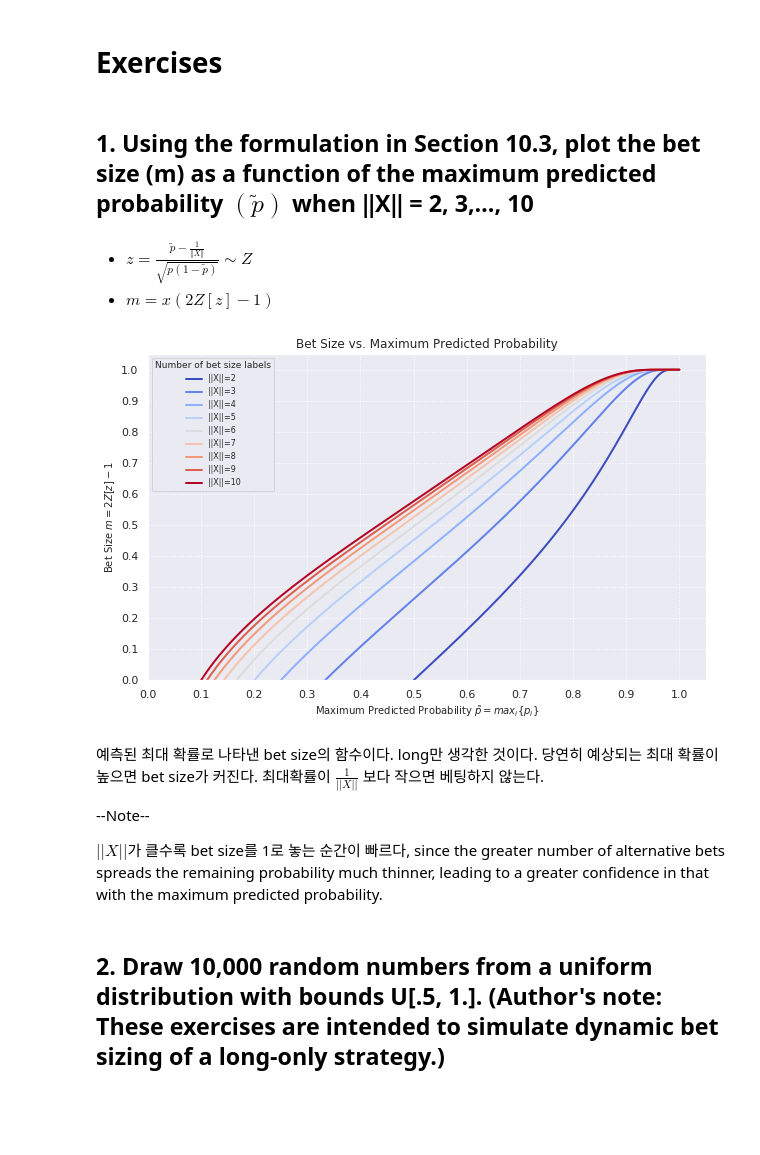
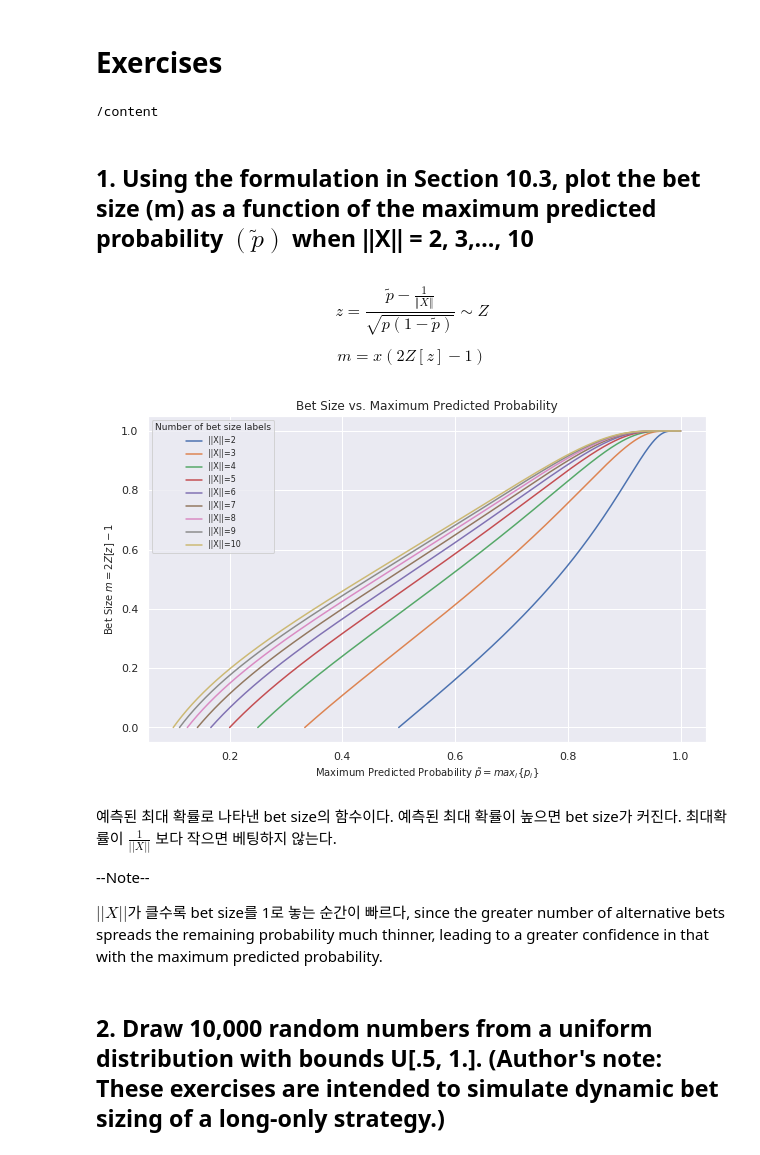
Before and after one commit to jo-cho/advances_in_financial_machine_learning, a Jupyter notebook: Chapter_10.ipynb, the cells around one changed output. Drawn from its saved outputs; the diff is of its cells as text; code cells hidden in the pictures; blank space fills up the shorter version.

```diff
--- a/Chapter_10.ipynb
+++ b/Chapter_10.ipynb
@@ -4,0 +134,11 @@ Chapter 10 Bet Sizing
+# %%
+# Figure 10.1
+
+p = np.linspace(0.001,1,1000,endpoint=False)
+z = (p-0.5)/(np.sqrt(p*(1-p)))
+Z_z = norm.cdf(z)
+m = (2 * Z_z -1) # np.sign(x)=1 always? increasing function
+plt.plot(z,m)
+plt.xlim(-3,3)
+plt.xlabel('z:standardized p');
+plt.ylabel('m:betting size');
@@ -135,39 +149,38 @@ def mpPandasObj(func,pdObj,numThreads=24,mpBatches=1,linMols=True,**kargs):
+# %%
+cd /content
+# %% [output]
+/content
 # %% [markdown]
 ## 1. Using the formulation in Section 10.3, plot the bet size (m) as a function of the maximum predicted probability $(\tilde{p})$ when ‖X‖ = 2, 3,…, 10
 # %% [markdown]
-- $ z = \frac{\tilde{p}− \frac{1}{‖X‖}}{\sqrt{p(1-\tilde{p})}} ∼Z $
-- $ m = x (2Z [z] − 1) $
+$$ z = \frac{\tilde{p}− \frac{1}{‖X‖}}{\sqrt{p(1-\tilde{p})}} ∼Z $$
+
+$$ m = x (2Z [z] − 1) $$
 # %%
 # This code is cloned from github.com/hudson-and-thames/research
 
-num_classes_list = [i for i in range(2, 11, 1)]  # array of number of classes, 2 to 10
-n = 10000  # number of points to plot
-colors = iter(cm.coolwarm(np.linspace(0,1,len(num_classes_list))))
+listX = range(2, 11)  # array of IIXII
+n = 10000
 
 fig_10_1, ax_10_1 = plt.subplots(figsize=(10, 6))
 
-for num_classes in num_classes_list:
-    min_prob, max_prob = 1 / num_classes, 1  # possible range for maximum predicted probability, [1/||X||, 1] !!!그렇단다
-    P = np.linspace(min_prob, max_prob, n, endpoint=False)  # range of maximum predicted probabilities to plot
-    z = (P - min_prob) / (P*(1-P))**0.5
+for X in listX:
+    # possible range for maximum predicted probability, [1/||X||, 1]
+    p = np.linspace(1/X, 1, n, endpoint=False)  # range of maximum predicted probabilities to plot
+    z = (p - 1/X) / (p*(1-p))**0.5
     m = 2 * norm.cdf(z) - 1
-    ax_10_1.plot(P, m, label=f"||X||={num_classes}", linewidth=2, alpha=1, color=colors.__next__())
+    ax_10_1.plot(p, m, label=f"||X||={X}")
 
 ax_10_1.set_ylabel("Bet Size $m=2Z[z]-1$", fontsize=10)
 ax_10_1.set_xlabel(r"Maximum Predicted Probability $\tilde{p}=max_i${$p_i$}", fontsize=10)
 ax_10_1.set_title("Bet Size vs. Maximum Predicted Probability", fontsize=12)
-ax_10_1.set_xticks([0.1*i for i in range(11)])
-ax_10_1.set_yticks([0.1*i for i in range(11)])
 ax_10_1.legend(loc="upper left", fontsize=8, title="Number of bet size labels", title_fontsize=9)
-ax_10_1.set_ylim((0,1.05))
-ax_10_1.set_xlim((0, 1.05))
-ax_10_1.grid(linewidth=1, linestyle=':')
 
 plt.show()
 # %% [output]
-[figure, old version]
+[figure, new version]
 # %% [markdown]
-예측된 최대 확률로 나타낸 bet size의 함수이다. long만 생각한 것이다. 당연히 예상되는 최대 확률이 높으면 bet size가 커진다. 최대확률이 $\frac{1}{||X||}$ 보다 작으면 베팅하지 않는다.
+예측된 최대 확률로 나타낸 bet size의 함수이다. 예측된 최대 확률이 높으면 bet size가 커진다. 최대확률이 $\frac{1}{||X||}$ 보다 작으면 베팅하지 않는다.
 
 --Note--
 
```
Also changed, not shown: parts of 67 cells of this notebook.
